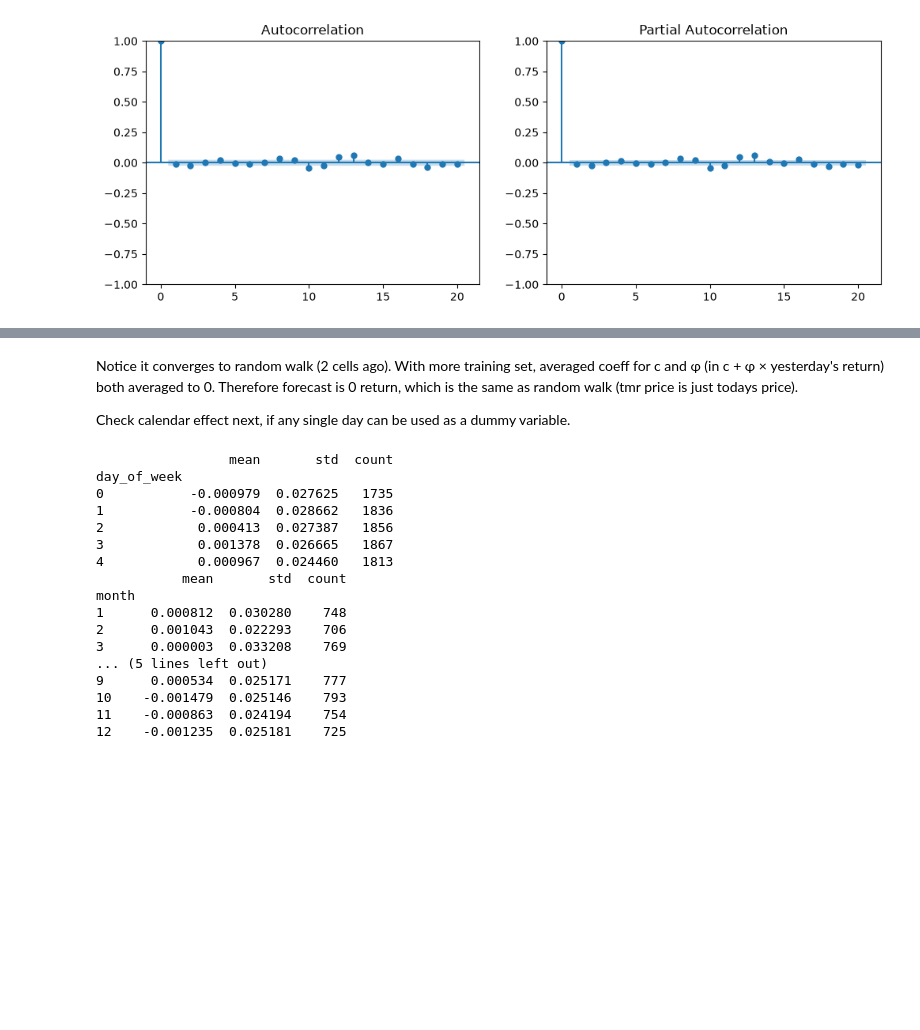
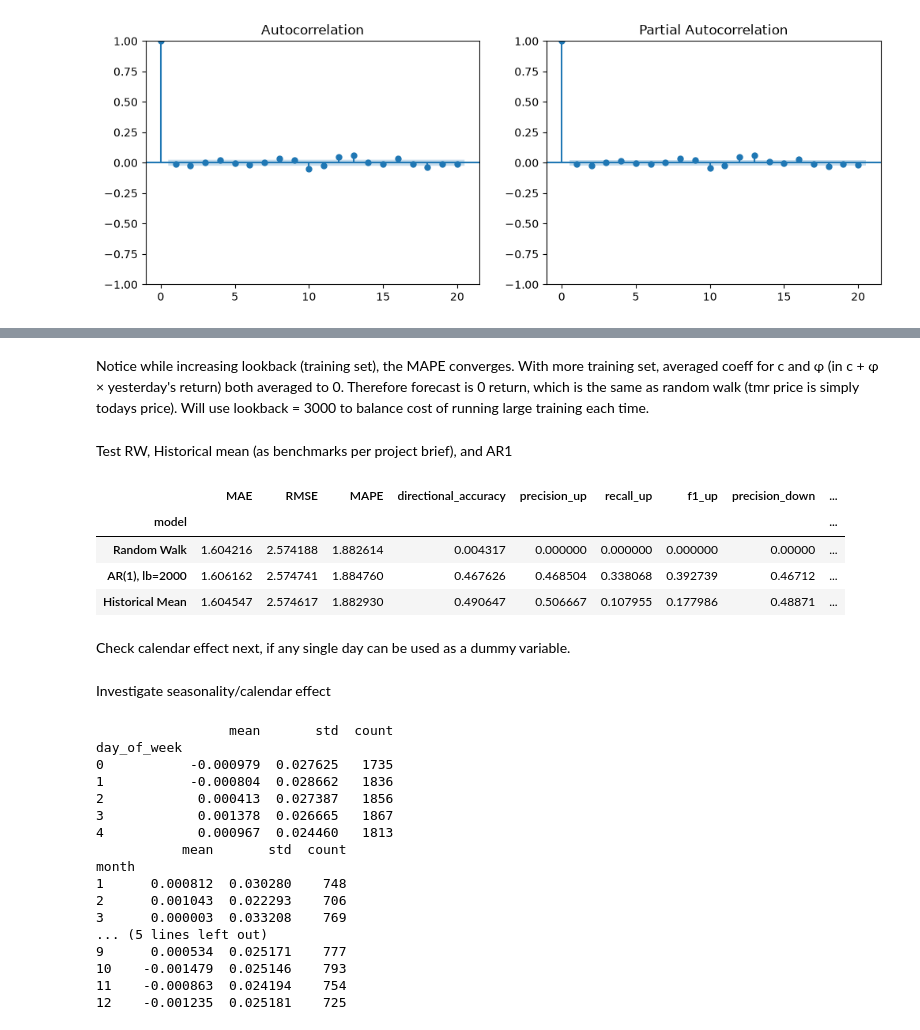
Before and after one commit to airrehn/Sample-Taxed, a Jupyter notebook: notebooks/aa_forecast1.ipynb, the cells around one changed output, grey strips where cells are left out. Drawn from its saved outputs; the diff is of its cells as text; code cells hidden in the pictures; blank space fills up the shorter version.

```diff
--- a/notebooks/aa_forecast1.ipynb
+++ b/notebooks/aa_forecast1.ipynb
@@ -135,7 +110,37 @@ summary_df.sort_values("RMSE")
+# %% [markdown]
+Notice while increasing lookback (training set), the MAPE converges. With more training set, averaged coeff for c and φ (in  c + φ × yesterday's return) both averaged to 0. Therefore forecast is 0 return, which is the same as random walk (tmr price is simply todays price). Will use lookback = 3000 to balance cost of running large training each time.
+# %% [markdown]
+Test RW, Historical mean (as benchmarks per project brief), and AR1
+# %%
+spot = load_brent_spot(start="2000-01-01")
+
+data = spot.copy()
+data["log_return"] = log_returns(data, col="brent_spot")
+data = data.dropna()
+
+rw_results = walk_forward(data, horizon=1, start_date="2024-01-01", end_date="2026-09-30", forecast_funct=random_walk_forecast)
+ar1_results = walk_forward(data, horizon=1, start_date="2024-01-01", end_date="2026-09-30", forecast_funct=ar1_forecast, lookback=3000)
+mean_results = walk_forward(data, horizon=1, start_date="2024-01-01", end_date="2026-09-30", forecast_funct=historical_mean_forecast, lookback=3000)
+
+vol = realised_volatility(data)
+
+results_dict = {
+    "Random Walk": rw_results,
+    "AR(1), lb=2000": ar1_results,
+    "Historical Mean": mean_results,
+}
+
+compare_models(results_dict)
+# %% [output]
+|  | MAE | RMSE | MAPE | directional_accuracy | precision_up | recall_up | f1_up | precision_down | ... |
+| model |  |  |  |  |  |  |  |  | ... |
+| Random Walk | 1.604216 | 2.574188 | 1.882614 | 0.004317 | 0.000000 | 0.000000 | 0.000000 | 0.00000 | ... |
+| AR(1), lb=2000 | 1.606162 | 2.574741 | 1.884760 | 0.467626 | 0.468504 | 0.338068 | 0.392739 | 0.46712 | ... |
+| Historical Mean | 1.604547 | 2.574617 | 1.882930 | 0.490647 | 0.506667 | 0.107955 | 0.177986 | 0.48871 | ... |
 # %% [markdown]
-Notice it converges to random walk (2 cells ago). With more training set, averaged coeff for c and φ (in  c + φ × yesterday's return) both averaged to 0. Therefore forecast is 0 return, which is the same as random walk (tmr price is just todays price).
-
 Check calendar effect next, if any single day can be used as a dummy variable.
+# %% [markdown]
+Investigate seasonality/calendar effect
 # %%
 from scipy.stats import kruskal
 
```
Also changed, not shown: parts of 6 cells of this notebook, 3 other files.
